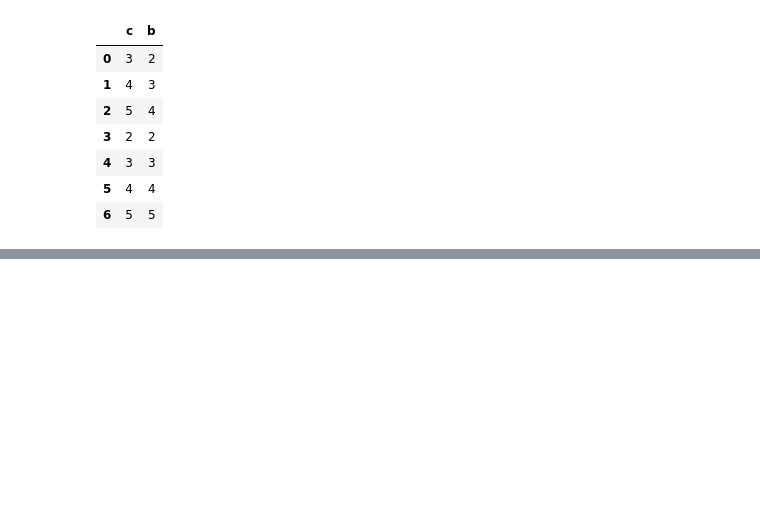
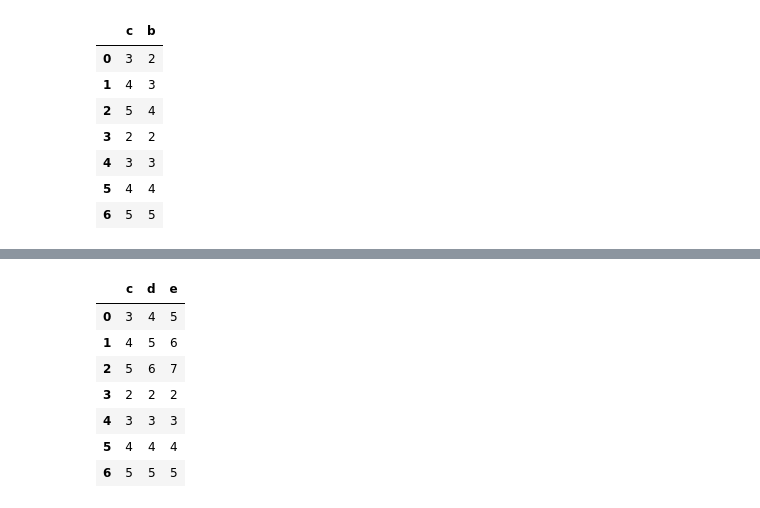
Before and after one commit to Lenmbugua/Python-Numpy-and-Pandas, a Jupyter notebook: Pandas.ipynb, the cells around one changed output, grey strips where cells are left out. Cells and saved outputs as stored; diff of their text form; code cells hidden in the pictures; blank space fills up the shorter version.

Commit message:
Slice columns in pandas using .loc

```diff
--- a/Pandas.ipynb
+++ b/Pandas.ipynb
@@ -1293,0 +1308,13 @@ display(df2)
+# %%
+#Slicing column from 'c' to 'e' with step 1.
+df2 = df1.loc[:, "c":"e":1]
+display(df2)
+# %% [output]
+|  | c | d | e |
+| 0 | 3 | 4 | 5 |
+| 1 | 4 | 5 | 6 |
+| 2 | 5 | 6 | 7 |
+| 3 | 2 | 2 | 2 |
+| 4 | 3 | 3 | 3 |
+| 5 | 4 | 4 | 4 |
+| 6 | 5 | 5 | 5 |
```
Also changed, not shown: parts of 1 cell of this notebook.
